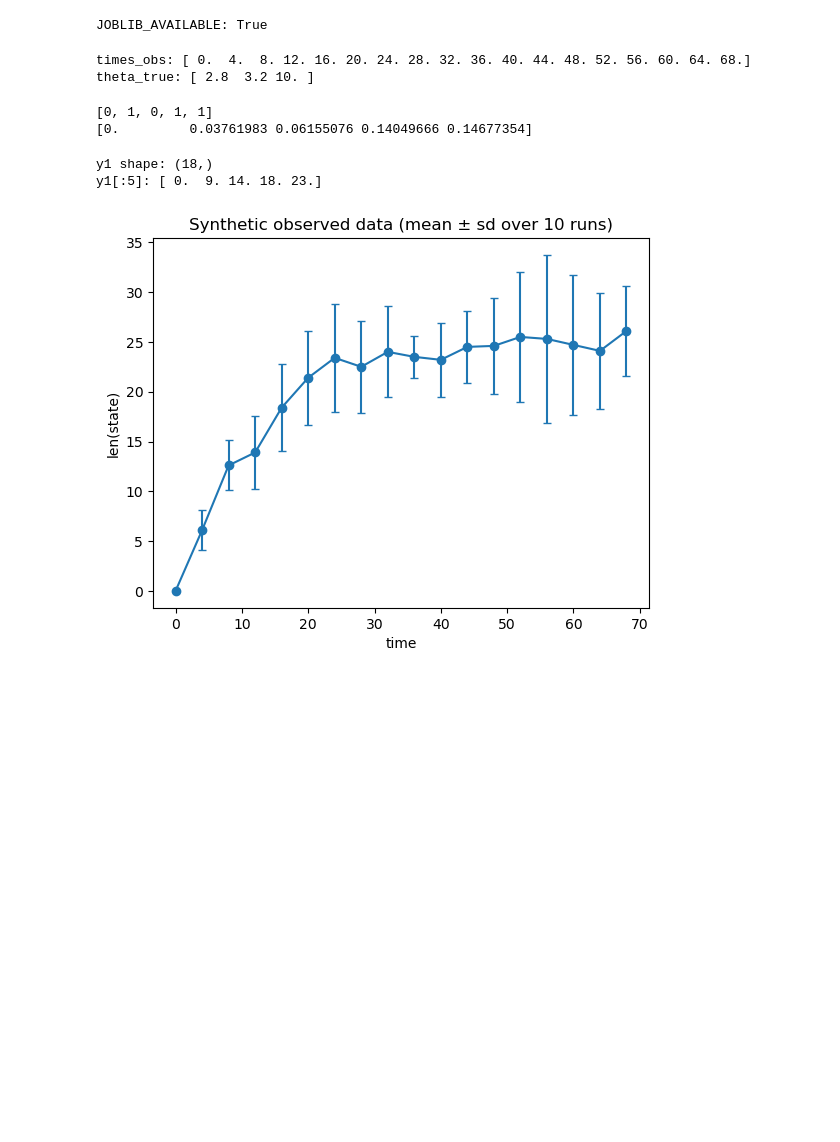
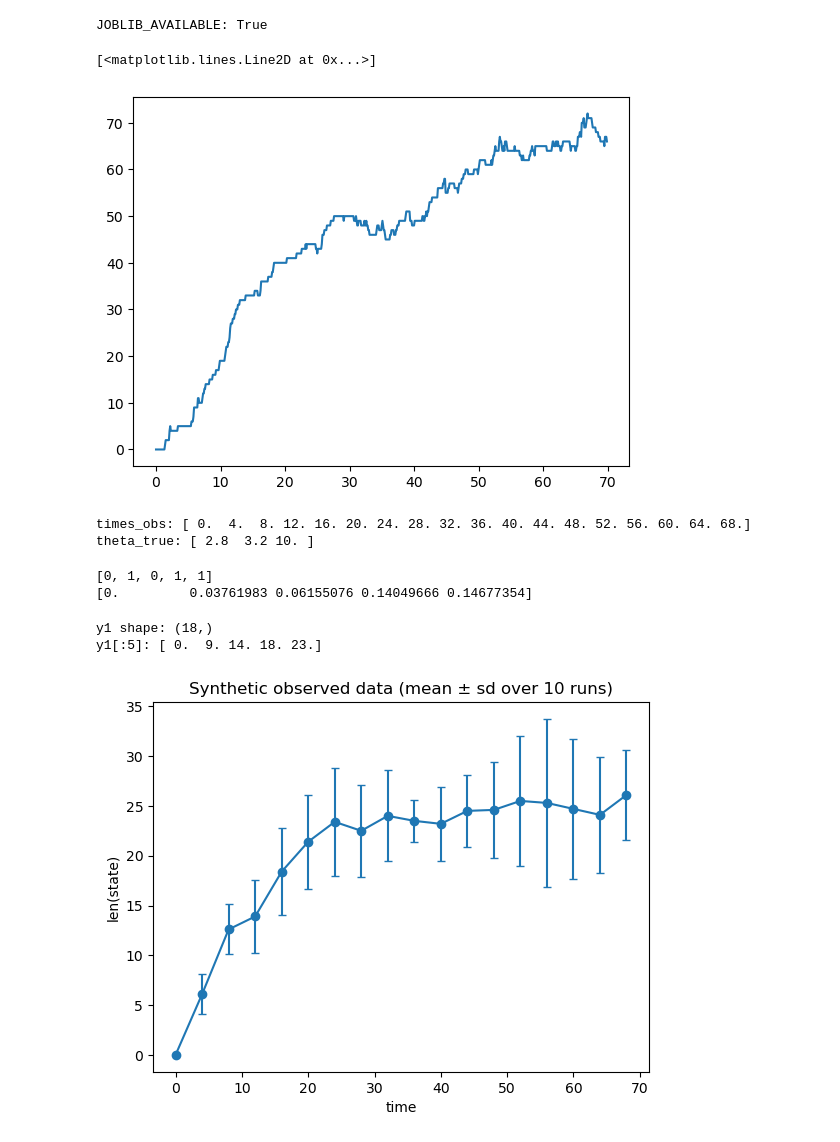
Before and after one commit to AdrianHou2/prc-recruitment-bayesian-analysis, a Jupyter notebook: python_version/test.ipynb, the cells around one changed output. Cells and saved outputs as stored; diff of their text form; code cells hidden in the pictures; blank space fills up the shorter version.

```diff
--- a/python_version/test.ipynb
+++ b/python_version/test.ipynb
@@ -33,3 +43,10 @@ params = (microtubule_length, site_spacing, microtubule_offset, spring_constant,
+# %%
+ns = run_gillespie_prc1_on_grid(4e-5, 1e2, 10, 0.1, np.arange(0, 70, 0.1), cooperativity_energy=1, enable_cooperativity=True, max_steps=2000)
+# %%
+plt.plot(np.arange(0, 70, 0.1), ns)
+# %% [output]
+[<matplotlib.lines.Line2D at 0x...>]
+[figure, added]
 # %%
 state = State(*params)
 times_obs = np.linspace(0.0, 68.0, 18)  # 0,4,8,...,68
```
Also changed, not shown: parts of 2 cells of this notebook, 4 other files.
